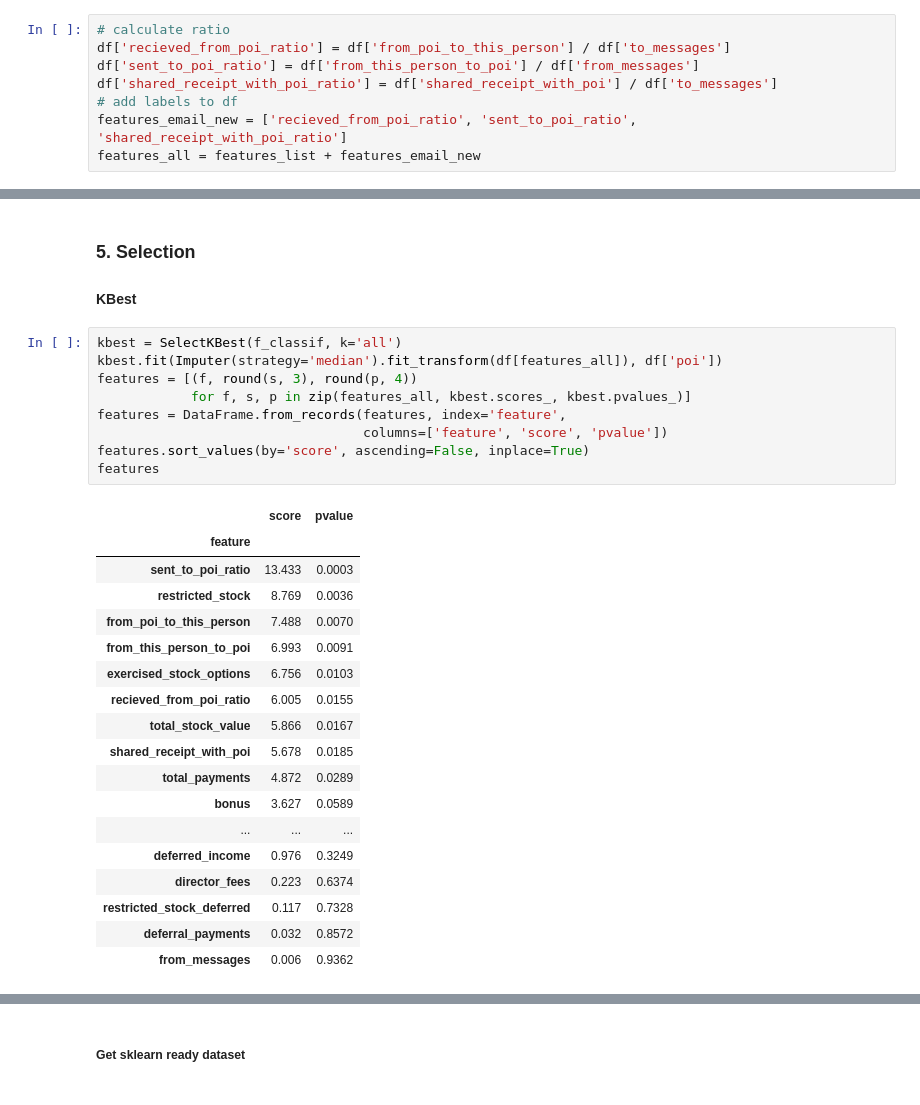
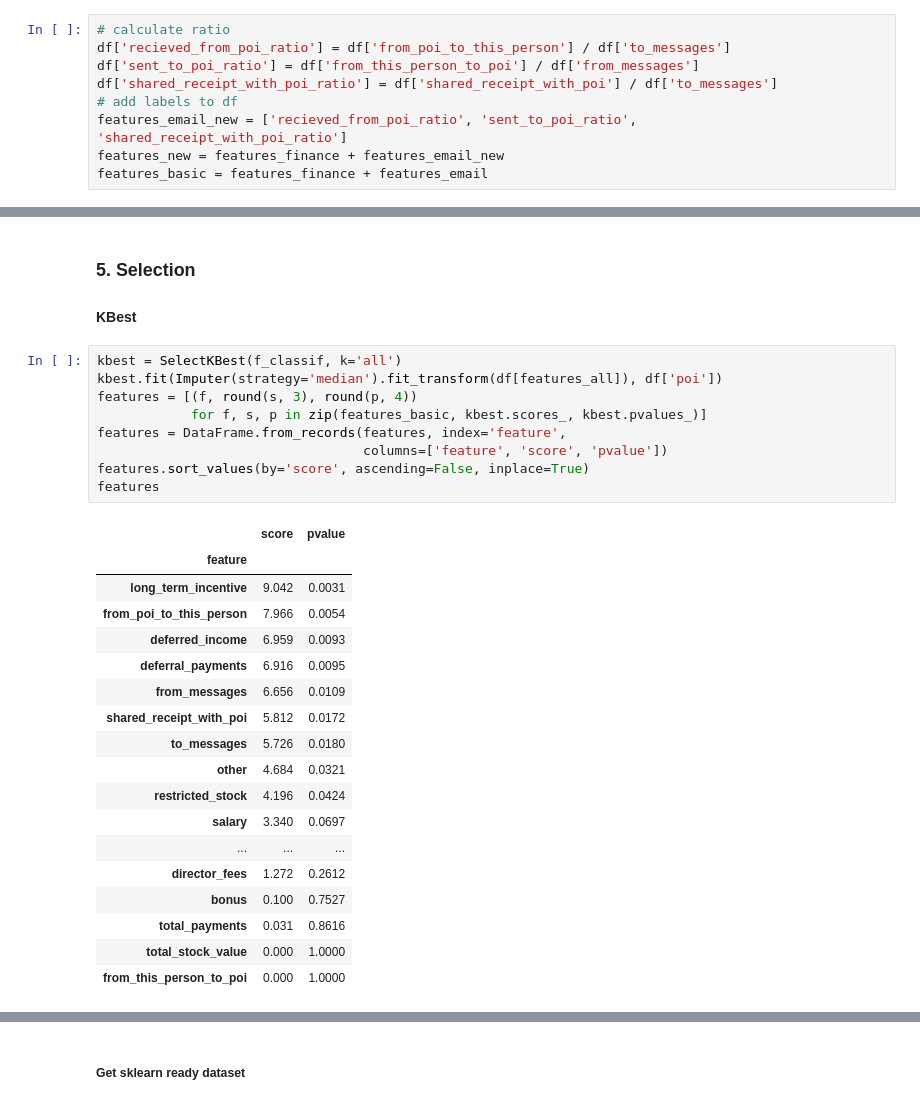
Before and after one commit to ltelwest/enron_poi_indentifier, a Jupyter notebook: final_project/poi_id.ipynb, the cells around one changed output, grey strips where cells are left out. Drawn from its saved outputs; the diff is of its cells as text.

```diff
--- a/final_project/poi_id.ipynb
+++ b/final_project/poi_id.ipynb
@@ -310,7 +371,8 @@ df['sent_to_poi_ratio'] = df['from_this_person_to_poi'] / df['from_messages']
 df['shared_receipt_with_poi_ratio'] = df['shared_receipt_with_poi'] / df['to_messages']
 # add labels to df
 features_email_new = ['recieved_from_poi_ratio', 'sent_to_poi_ratio', 'shared_receipt_with_poi_ratio']
-features_all = features_list + features_email_new
+features_new = features_finance + features_email_new
+features_basic = features_finance + features_email
 # %%
 for i in xrange(len(features_email_new)):
     plt.subplot(1, 3, i+1)
@@ -370,31 +432,31 @@ The high correlation between the ratios and the absolute numbers of the email an
 # %%
 kbest = SelectKBest(f_classif, k='all')
 kbest.fit(Imputer(strategy='median').fit_transform(df[features_all]), df['poi'])
 features = [(f, round(s, 3), round(p, 4))
-            for f, s, p in zip(features_all, kbest.scores_, kbest.pvalues_)]
+            for f, s, p in zip(features_basic, kbest.scores_, kbest.pvalues_)]
 features = DataFrame.from_records(features, index='feature',
                                   columns=['feature', 'score', 'pvalue'])
 features.sort_values(by='score', ascending=False, inplace=True)
 features
 # %% [output]
 |  | score | pvalue |
 | feature |  |  |
-| sent_to_poi_ratio | 13.433 | 0.0003 |
-| restricted_stock | 8.769 | 0.0036 |
-| from_poi_to_this_person | 7.488 | 0.0070 |
-| from_this_person_to_poi | 6.993 | 0.0091 |
-| exercised_stock_options | 6.756 | 0.0103 |
-| recieved_from_poi_ratio | 6.005 | 0.0155 |
-| total_stock_value | 5.866 | 0.0167 |
-| shared_receipt_with_poi | 5.678 | 0.0185 |
-| total_payments | 4.872 | 0.0289 |
-| bonus | 3.627 | 0.0589 |
+| long_term_incentive | 9.042 | 0.0031 |
+| from_poi_to_this_person | 7.966 | 0.0054 |
+| deferred_income | 6.959 | 0.0093 |
+| deferral_payments | 6.916 | 0.0095 |
+| from_messages | 6.656 | 0.0109 |
+| shared_receipt_with_poi | 5.812 | 0.0172 |
+| to_messages | 5.726 | 0.0180 |
+| other | 4.684 | 0.0321 |
+| restricted_stock | 4.196 | 0.0424 |
+| salary | 3.340 | 0.0697 |
 | ... | ... | ... |
-| deferred_income | 0.976 | 0.3249 |
-| director_fees | 0.223 | 0.6374 |
-| restricted_stock_deferred | 0.117 | 0.7328 |
-| deferral_payments | 0.032 | 0.8572 |
-| from_messages | 0.006 | 0.9362 |
+| director_fees | 1.272 | 0.2612 |
+| bonus | 0.100 | 0.7527 |
+| total_payments | 0.031 | 0.8616 |
+| total_stock_value | 0.000 | 1.0000 |
+| from_this_person_to_poi | 0.000 | 1.0000 |
 # %%
 fpr = SelectFpr(f_classif, alpha=0.05)
 fpr.fit(Imputer(strategy='median').fit_transform(df[features_all]), df['poi'])
```
Also changed, not shown: parts of 8 cells of this notebook, 7 other files.
